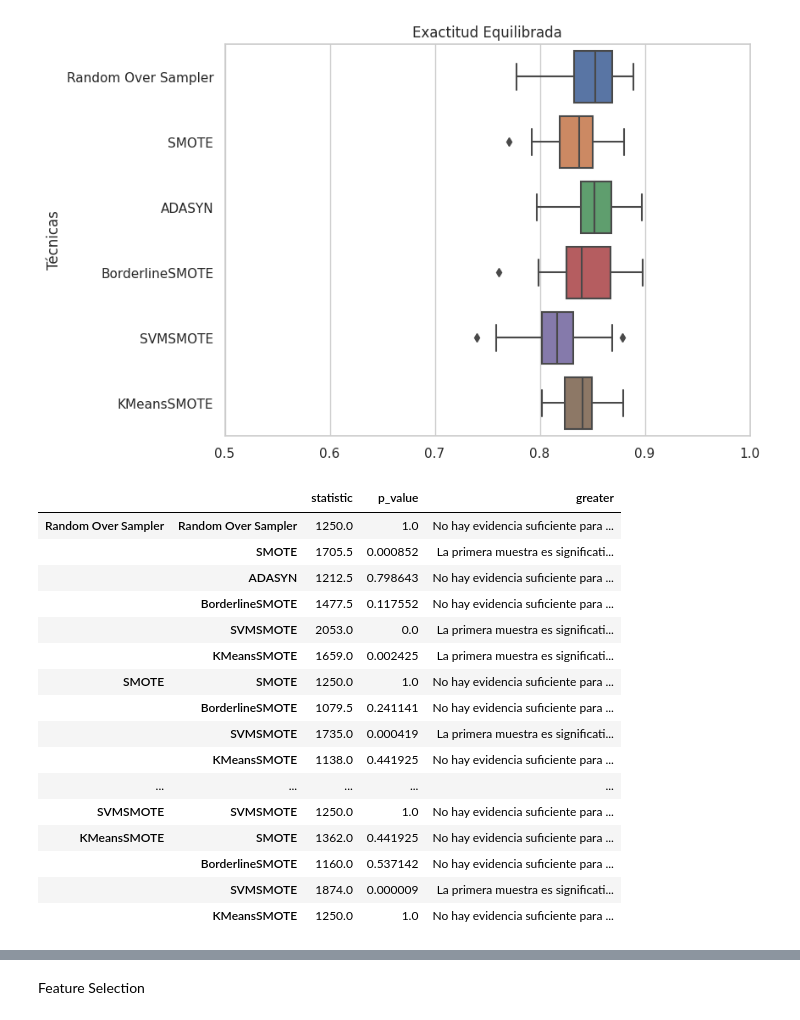
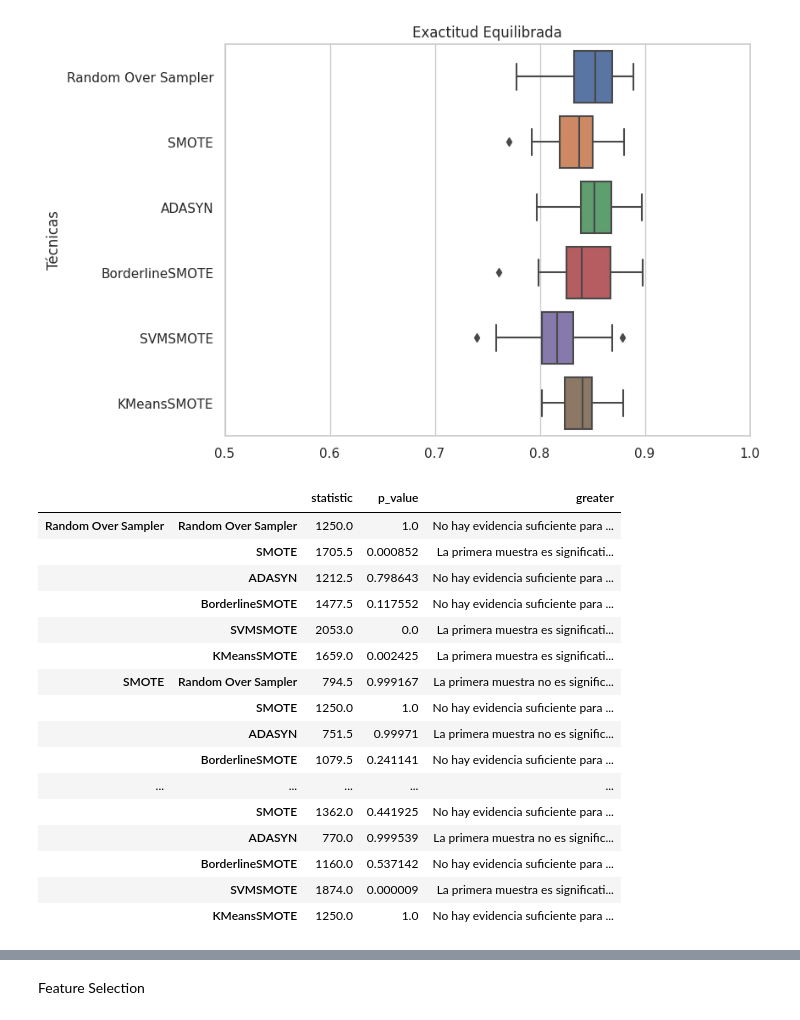
Before and after one commit to OsirisEscaL/Parkinson_Project, a Jupyter notebook: LogisticRegression_Parkinson_HeredetaryAtaxias.ipynb, the cells around one changed output, grey strips where cells are left out. Saved outputs shown, nothing was run; the diff lists cells and outputs as text; code cells hidden in the pictures.

```diff
--- a/LogisticRegression_Parkinson_HeredetaryAtaxias.ipynb
+++ b/LogisticRegression_Parkinson_HeredetaryAtaxias.ipynb
@@ -227,40 +227,45 @@ comparison = {}
 alpha = 0.05
 for sample1 in samplers:
   val1 = results_raw_over_ds.loc['Balanced_Accuracy', sample1]
   for sample2 in samplers:
     val2 = results_raw_over_ds.loc['Balanced_Accuracy', sample2]
     statistic, p_value = stats.mannwhitneyu(val1, val2, alternative='two-sided')
     if p_value < alpha:
       statistic, p_value = stats.mannwhitneyu(val1, val2, alternative='greater')
       if p_value < alpha:
         greater = 'La primera muestra es significativamente mayor que la segunda.'
         comparison[sample1, sample2] = {'statistic': statistic,
                                         'p_value': p_value,
                                         'greater': greater}
+      else:
+        greater = 'La primera muestra no es significativamente mayor que la segunda.'
+        comparison[sample1, sample2] = {'statistic': statistic,
+                                        'p_value': p_value,
+                                        'greater': greater}
     else:
       greater = 'No hay evidencia suficiente para afirmar que las muestras tienen distribuciones diferentes.'
       comparison[sample1, sample2] = {'statistic': statistic,
                                         'p_value': p_value,
                                         'greater': greater}
 
 comparison = pd.DataFrame(comparison).T
 comparison.to_csv('MannWhitneyU_Oversampling_LogisticRegression.csv')
 comparison
 # %% [output]
 |  |  | statistic | p_value | greater |
 | Random Over Sampler | Random Over Sampler | 1250.0 | 1.0 | No hay evidencia suficiente para ... |
 |  | SMOTE | 1705.5 | 0.000852 | La primera muestra es significati... |
 |  | ADASYN | 1212.5 | 0.798643 | No hay evidencia suficiente para ... |
 |  | BorderlineSMOTE | 1477.5 | 0.117552 | No hay evidencia suficiente para ... |
 |  | SVMSMOTE | 2053.0 | 0.0 | La primera muestra es significati... |
 |  | KMeansSMOTE | 1659.0 | 0.002425 | La primera muestra es significati... |
-| SMOTE | SMOTE | 1250.0 | 1.0 | No hay evidencia suficiente para ... |
+| SMOTE | Random Over Sampler | 794.5 | 0.999167 | La primera muestra no es signific... |
+|  | SMOTE | 1250.0 | 1.0 | No hay evidencia suficiente para ... |
+|  | ADASYN | 751.5 | 0.99971 | La primera muestra no es signific... |
 |  | BorderlineSMOTE | 1079.5 | 0.241141 | No hay evidencia suficiente para ... |
-|  | SVMSMOTE | 1735.0 | 0.000419 | La primera muestra es significati... |
-|  | KMeansSMOTE | 1138.0 | 0.441925 | No hay evidencia suficiente para ... |
 | ... | ... | ... | ... | ... |
-| SVMSMOTE | SVMSMOTE | 1250.0 | 1.0 | No hay evidencia suficiente para ... |
-| KMeansSMOTE | SMOTE | 1362.0 | 0.441925 | No hay evidencia suficiente para ... |
+|  | SMOTE | 1362.0 | 0.441925 | No hay evidencia suficiente para ... |
+|  | ADASYN | 770.0 | 0.999539 | La primera muestra no es signific... |
 |  | BorderlineSMOTE | 1160.0 | 0.537142 | No hay evidencia suficiente para ... |
 |  | SVMSMOTE | 1874.0 | 0.000009 | La primera muestra es significati... |
 |  | KMeansSMOTE | 1250.0 | 1.0 | No hay evidencia suficiente para ... |
```
Also changed, not shown: parts of 13 cells of this notebook.
